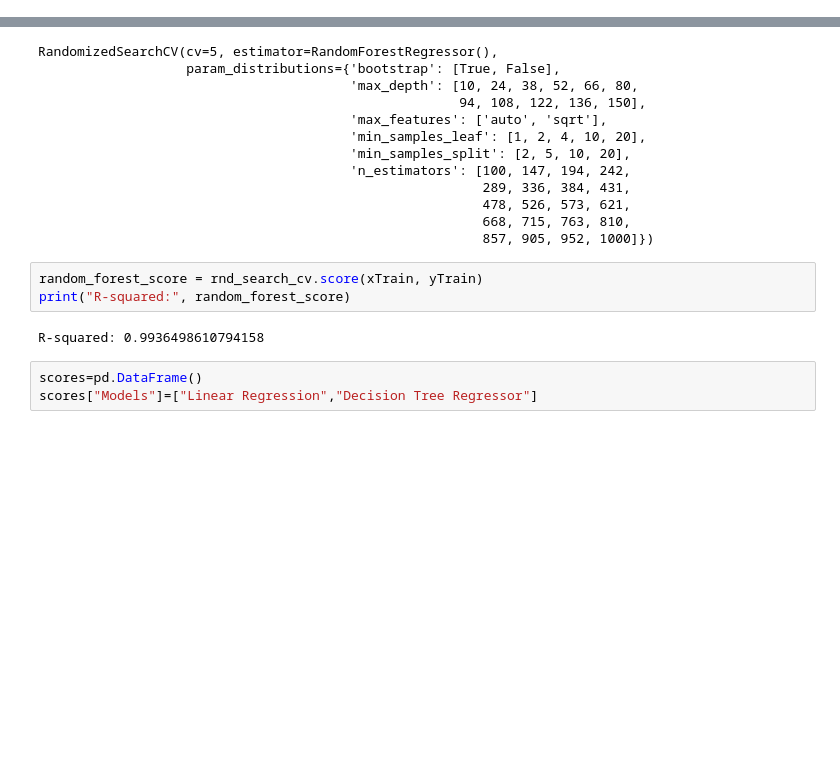
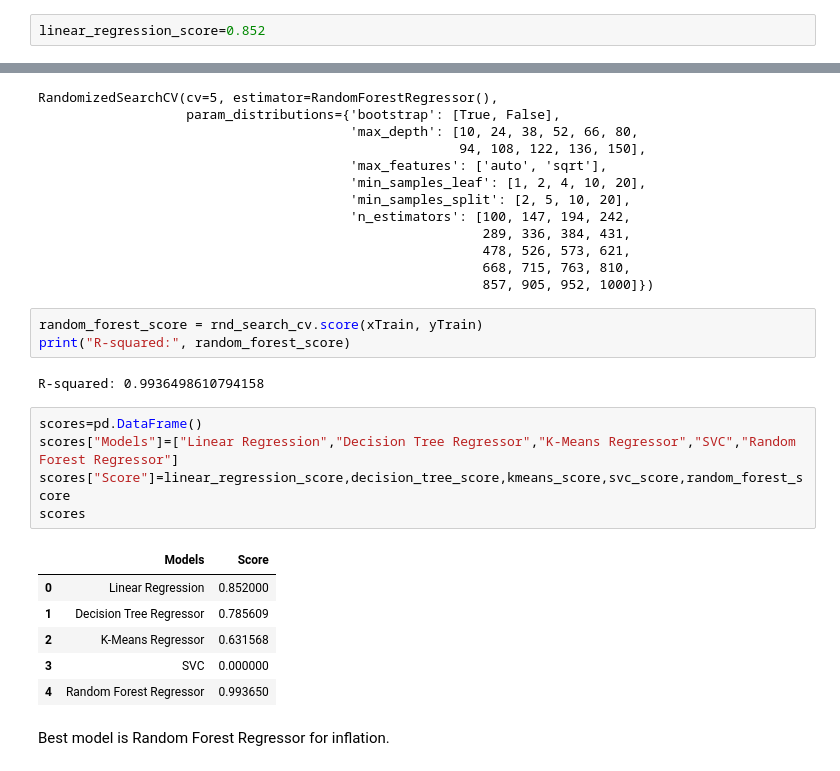
Before and after one commit to kayabo19/MAT388E-Final-Project, a Jupyter notebook: Final_Project.ipynb, the cells around one changed output, grey strips where cells are left out. Cells and saved outputs as stored; diff of their text form; blank space fills up the shorter version.

```diff
--- a/Final_Project.ipynb
+++ b/Final_Project.ipynb
@@ -261,6 +261,8 @@ Covariance Type:            nonrobust
 
 Notes:
 [1] Standard Errors assume that the covariance matrix of the errors is correctly specified.
+# %%
+linear_regression_score=0.852
 # %% [markdown]
 ## Decision Tree Regressor Model
 # %%
@@ -479,4 +481,15 @@ print("R-squared:", random_forest_score)
 R-squared: 0.9936498610794158
 # %%
 scores=pd.DataFrame()
-scores["Models"]=["Linear Regression","Decision Tree Regressor"]
+scores["Models"]=["Linear Regression","Decision Tree Regressor","K-Means Regressor","SVC","Random Forest Regressor"]
+scores["Score"]=linear_regression_score,decision_tree_score,kmeans_score,svc_score,random_forest_score
+scores
+# %% [output]
+|  | Models | Score |
+| 0 | Linear Regression | 0.852000 |
+| 1 | Decision Tree Regressor | 0.785609 |
+| 2 | K-Means Regressor | 0.631568 |
+| 3 | SVC | 0.000000 |
+| 4 | Random Forest Regressor | 0.993650 |
+# %% [markdown]
+Best model is Random Forest Regressor for inflation.
```
Also changed, not shown: parts of 1 cell of this notebook.
